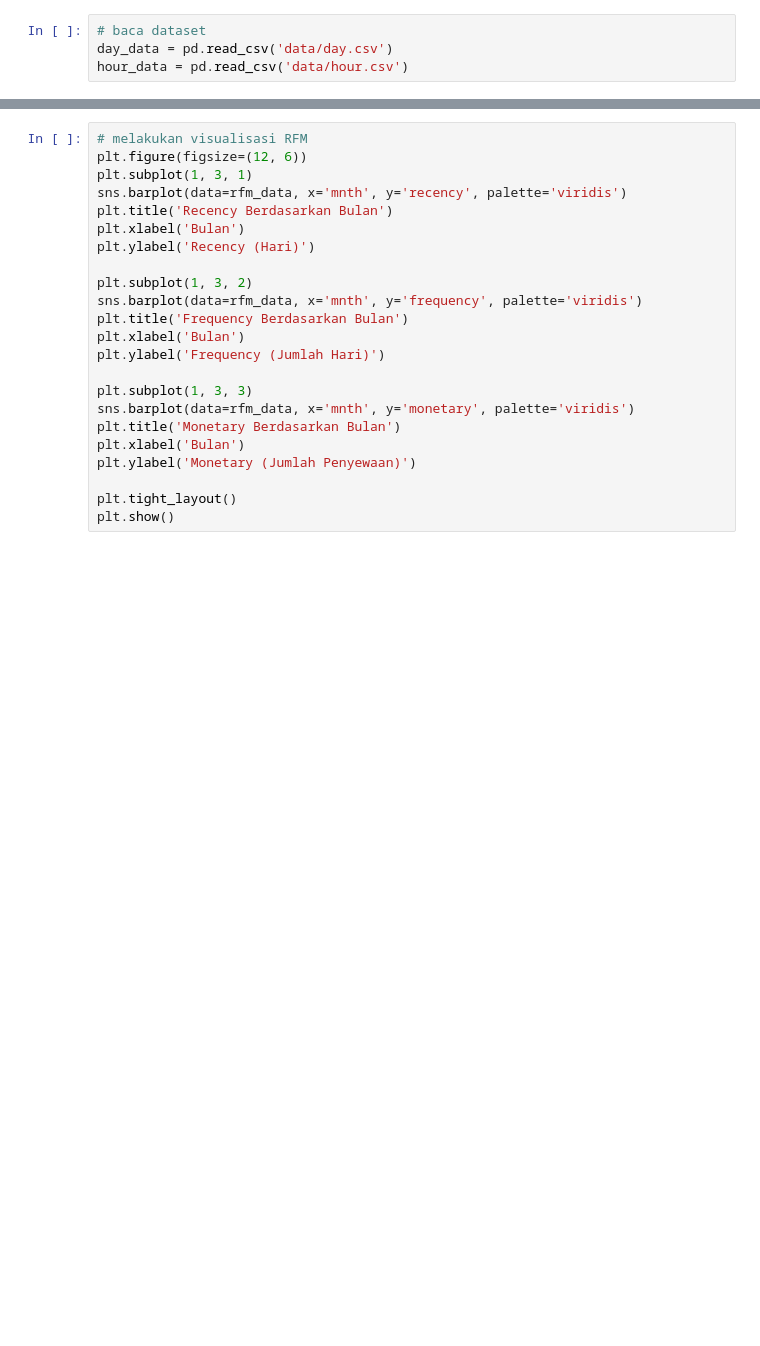
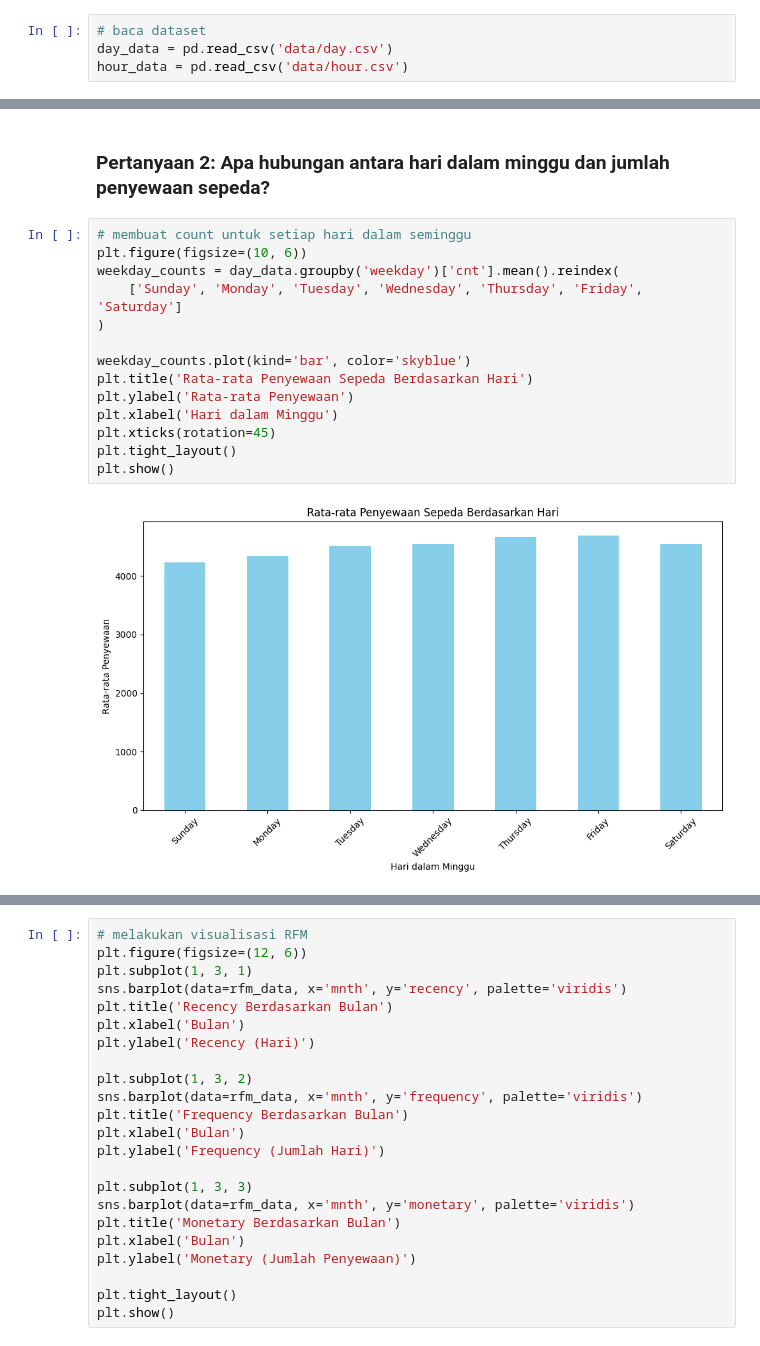
Before and after one commit to khalidziarabbani/project-dicoding, a Jupyter notebook: notebook.ipynb, the cells around one changed output, grey strips where cells are left out. Cells and saved outputs as stored; diff of their text form; blank space fills up the shorter version.

```diff
--- a/notebook.ipynb
+++ b/notebook.ipynb
@@ -217,0 +289,18 @@ rfm_data = day_data.groupby('mnth').agg(
+# %% [markdown]
+### Pertanyaan 2: Apa hubungan antara hari dalam minggu dan jumlah penyewaan sepeda?
+# %%
+# membuat count untuk setiap hari dalam seminggu
+plt.figure(figsize=(10, 6))
+weekday_counts = day_data.groupby('weekday')['cnt'].mean().reindex(
+    ['Sunday', 'Monday', 'Tuesday', 'Wednesday', 'Thursday', 'Friday', 'Saturday']
+)
+
+weekday_counts.plot(kind='bar', color='skyblue')
+plt.title('Rata-rata Penyewaan Sepeda Berdasarkan Hari')
+plt.ylabel('Rata-rata Penyewaan')
+plt.xlabel('Hari dalam Minggu')
+plt.xticks(rotation=45)
+plt.tight_layout()
+plt.show()
+# %% [output]
+[figure, added]
```
Also changed, not shown: parts of 56 cells of this notebook, 1 other file.
